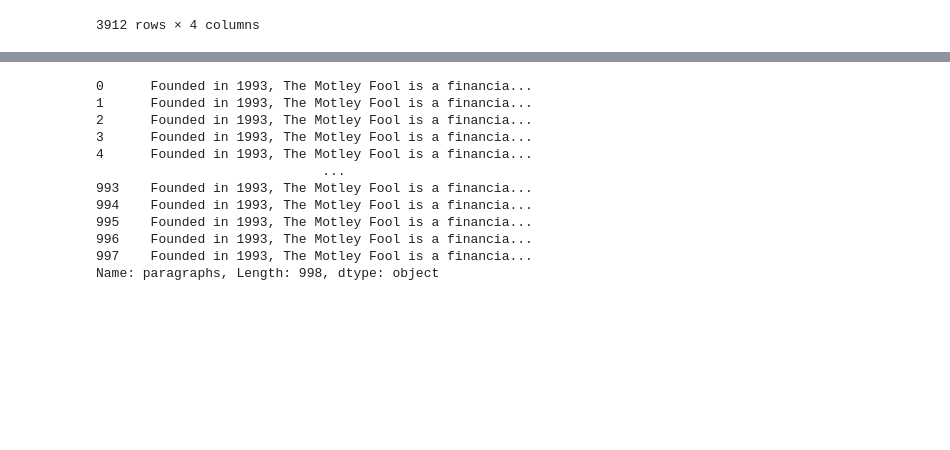
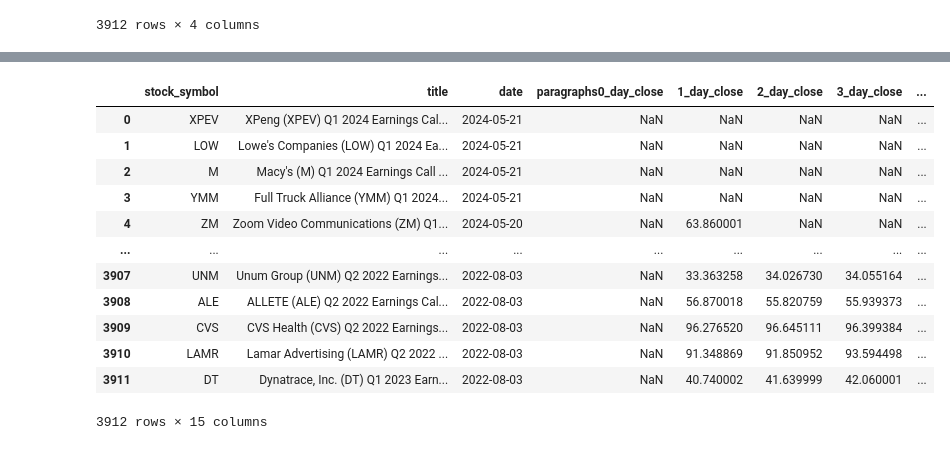
Before and after one commit to WangZiRongPraetorianGuard/earnings-call-predict-stock-price-movement, a Jupyter notebook: stock_price_volatility.ipynb, the cells around one changed output, grey strips where cells are left out. Saved outputs shown, nothing was run; the diff lists cells and outputs as text; code cells hidden in the pictures; blank space fills up the shorter version.

```diff
--- a/stock_price_volatility.ipynb
+++ b/stock_price_volatility.ipynb
@@ -87,15 +114,16 @@ KeyboardInterrupt
 # %%
-new_df['paragraphs']
+new_df
 # %% [output]
+|  | stock_symbol | title | date | paragraphs0_day_close | 1_day_close | 2_day_close | 3_day_close | ... |
+| 0 | XPEV | XPeng (XPEV) Q1 2024 Earnings Cal... | 2024-05-21 | NaN | NaN | NaN | NaN | ... |
+| 1 | LOW | Lowe's Companies (LOW) Q1 2024 Ea... | 2024-05-21 | NaN | NaN | NaN | NaN | ... |
+| 2 | M | Macy's (M) Q1 2024 Earnings Call ... | 2024-05-21 | NaN | NaN | NaN | NaN | ... |
+| 3 | YMM | Full Truck Alliance (YMM) Q1 2024... | 2024-05-21 | NaN | NaN | NaN | NaN | ... |
+| 4 | ZM | Zoom Video Communications (ZM) Q1... | 2024-05-20 | NaN | 63.860001 | NaN | NaN | ... |
+| ... | ... | ... | ... | ... | ... | ... | ... | ... |
+| 3907 | UNM | Unum Group (UNM) Q2 2022 Earnings... | 2022-08-03 | NaN | 33.363258 | 34.026730 | 34.055164 | ... |
+| 3908 | ALE | ALLETE (ALE) Q2 2022 Earnings Cal... | 2022-08-03 | NaN | 56.870018 | 55.820759 | 55.939373 | ... |
+| 3909 | CVS | CVS Health (CVS) Q2 2022 Earnings... | 2022-08-03 | NaN | 96.276520 | 96.645111 | 96.399384 | ... |
+| 3910 | LAMR | Lamar Advertising (LAMR) Q2 2022 ... | 2022-08-03 | NaN | 91.348869 | 91.850952 | 93.594498 | ... |
+| 3911 | DT | Dynatrace, Inc. (DT) Q1 2023 Earn... | 2022-08-03 | NaN | 40.740002 | 41.639999 | 42.060001 | ... |
-0      Founded in 1993, The Motley Fool is a financia...
-1      Founded in 1993, The Motley Fool is a financia...
-2      Founded in 1993, The Motley Fool is a financia...
-3      Founded in 1993, The Motley Fool is a financia...
-4      Founded in 1993, The Motley Fool is a financia...
-                             ...
-993    Founded in 1993, The Motley Fool is a financia...
-994    Founded in 1993, The Motley Fool is a financia...
-995    Founded in 1993, The Motley Fool is a financia...
-996    Founded in 1993, The Motley Fool is a financia...
-997    Founded in 1993, The Motley Fool is a financia...
-Name: paragraphs, Length: 998, dtype: object
+3912 rows × 15 columns
```
Also changed, not shown: parts of 6 cells of this notebook.
